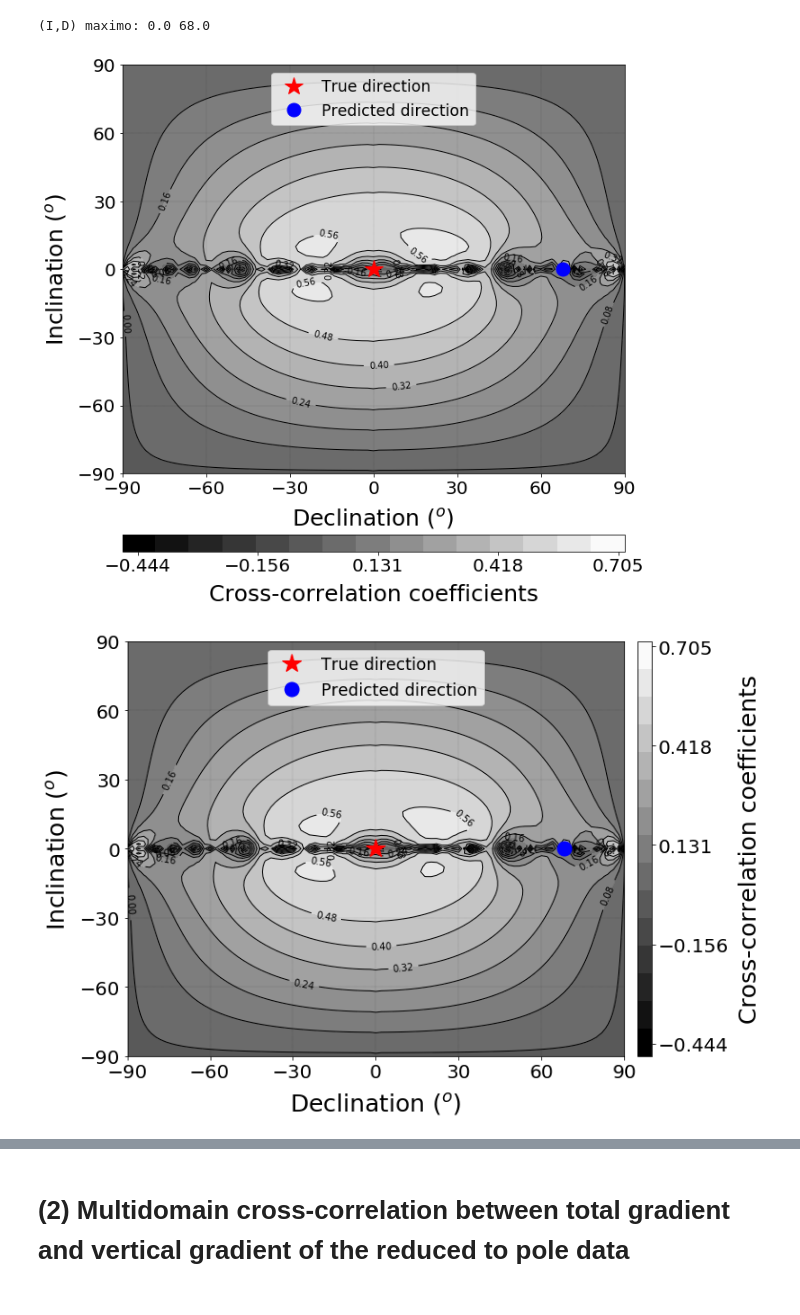
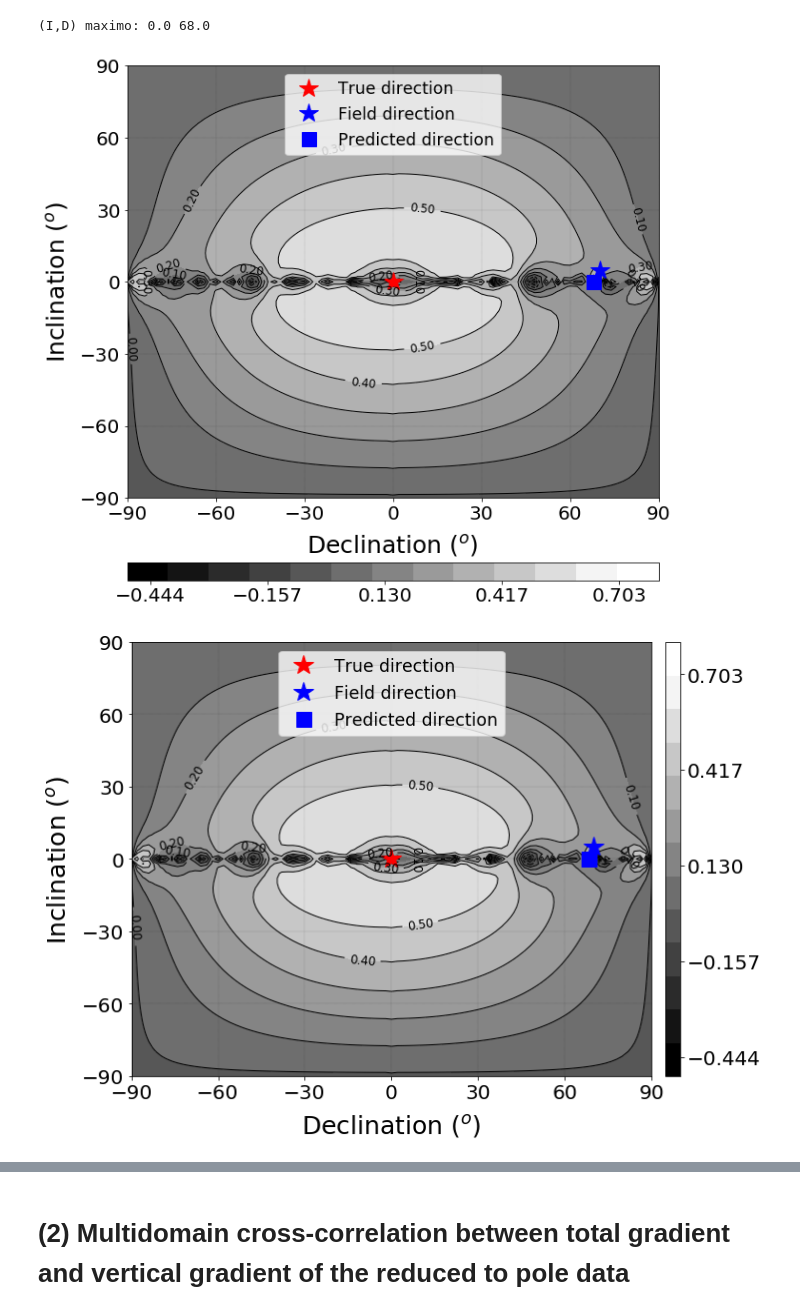
Before and after one commit to nelsondelimar/master, a Jupyter notebook: manuscript_correlation_R1/manuscript-simpletest.ipynb, the cells around one changed output, grey strips where cells are left out. Cells and saved outputs as stored; diff of their text form; code cells hidden in the pictures.

Commit message:
Main manuscript synthetic test

```diff
--- a/manuscript_correlation_R1/manuscript-simpletest.ipynb
+++ b/manuscript_correlation_R1/manuscript-simpletest.ipynb
@@ -301,45 +306,47 @@ print '(I,D) maximo:', incm, decm
 # %%
 # Plot the contour map of cross-correlation coefficients
 pyplot.figure(figsize=(10,10))
-ccfd = pyplot.contour(dec, inc, res_wnd, 15, colors = 'k', linestyle = 'solid', linewidths = 1.)
-pyplot.clabel(ccfd,  inline = 1, fontsize = 10, fmt = '%1.2f')
+ccfd = pyplot.contour(dec, inc, res_wnd, 12, colors = 'k', linestyle = 'solid', linewidths = 1.)
+pyplot.clabel(ccfd,  inline = 1, fontsize = 12, fmt = '%1.2f')
 
-csfd = pyplot.contourf(dec, inc, res_wnd, 15, vmin = res_wnd.min(), vmax = res_wnd.max(), cmap = pyplot.cm.gray, alpha = 1.)
+csfd = pyplot.contourf(dec, inc, res_wnd, 12, vmin = res_wnd.min(), vmax = res_wnd.max(), cmap = pyplot.cm.gray, alpha = 1.)
 cb = pyplot.colorbar(csfd, shrink = 1., aspect = 30, fraction = 0.04, orientation = 'horizontal', pad = 0.125)
 cb.set_ticks(numpy.linspace(res_wnd.min(), res_wnd.max(), 5))
 cb.set_clim(res_wnd.min(), res_wnd.max())
-cb.set_label('Cross-correlation coefficients', fontsize = 25, labelpad = 10)
+#cb.set_label('Cross-correlation coefficients', fontsize = 25, labelpad = 10)
 cb.ax.tick_params(labelsize = 20)
 pyplot.plot(decs, incs, 'r*', label = 'True direction', markersize = 20)
-pyplot.plot(decm, incm, 'bo', label = 'Predicted direction', markersize = 15)
+pyplot.plot(decf, incf, 'b*', label = 'Field direction', markersize = 20)
+pyplot.plot(decm, incm, 'bs', label = 'Predicted direction', markersize = 15)
 pyplot.xlabel('Declination $(^o)$', fontsize = 25, labelpad = 10)
 pyplot.ylabel('Inclination $(^o)$', fontsize = 25, labelpad = 10)
 pyplot.xticks(numpy.linspace(dec.min(), dec.max(), 7), fontsize = 20)
 pyplot.yticks(numpy.linspace(inc.min(), inc.max(), 7), fontsize = 20)
 pyplot.xlim(dec.min(), dec.max())
 pyplot.ylim(inc.min(), inc.max())
 pyplot.legend(loc = 'upper center', fontsize = 'xx-large')
 pyplot.grid(color = 'k', linestyle='--', linewidth = 0.1)
 
-pyplot.savefig('figs/ccfd-r1.png', dpi = 300, bbox_inches = 'tight', transparent = True)
-pyplot.savefig('figs/ccfd-r1.pdf', dpi = 300, bbox_inches = 'tight', transparent = True)
+pyplot.savefig('figs/synthetic-correlation-fourier-r1.png', dpi = 300, bbox_inches = 'tight', transparent = True)
+pyplot.savefig('figs/synthetic-correlation-fourier-r1.pdf', dpi = 300, bbox_inches = 'tight', transparent = True)
 pyplot.show()
 # %% [output]
-[figure, old version]
+[figure, new version]
 # %%
 # Plot the contour map of cross-correlation coefficients
 pyplot.figure(figsize=(10,8))
-ccfd = pyplot.contour(dec, inc, res_wnd, 15, colors = 'k', linestyle = 'solid', linewidths = 1.)
-pyplot.clabel(ccfd,  inline = 1, fontsize = 10, fmt = '%1.2f')
+ccfd = pyplot.contour(dec, inc, res_wnd, 12, colors = 'k', linestyle = 'solid', linewidths = 1.)
+pyplot.clabel(ccfd,  inline = 1, fontsize = 12, fmt = '%1.2f')
 
-csfd = pyplot.contourf(dec, inc, res_wnd, 15, vmin = res_wnd.min(), vmax = res_wnd.max(), cmap = pyplot.cm.gray, alpha = 1.)
+csfd = pyplot.contourf(dec, inc, res_wnd, 12, vmin = res_wnd.min(), vmax = res_wnd.max(), cmap = pyplot.cm.gray, alpha = 1.)
 cb = pyplot.colorbar(csfd, shrink = 1., aspect = 30, fraction = 0.04, orientation = 'vertical', pad = 0.025)
 cb.set_ticks(numpy.linspace(res_wnd.min(), res_wnd.max(), 5))
 cb.set_clim(res_wnd.min(), res_wnd.max())
-cb.set_label('Cross-correlation coefficients', fontsize = 25, labelpad = 10)
+#cb.set_label('Cross-correlation coefficients', fontsize = 25, labelpad = 10)
 cb.ax.tick_params(labelsize = 20)
 pyplot.plot(decs, incs, 'r*', label = 'True direction', markersize = 20)
-pyplot.plot(decm, incm, 'bo', label = 'Predicted direction', markersize = 15)
+pyplot.plot(decf, incf, 'b*', label = 'Field direction', markersize = 20)
+pyplot.plot(decm, incm, 'bs', label = 'Predicted direction', markersize = 15)
 pyplot.xlabel('Declination $(^o)$', fontsize = 25, labelpad = 10)
 pyplot.ylabel('Inclination $(^o)$', fontsize = 25, labelpad = 10)
 pyplot.xticks(numpy.linspace(dec.min(), dec.max(), 7), fontsize = 20)
@@ -349,11 +356,11 @@ pyplot.ylim(inc.min(), inc.max())
 pyplot.legend(loc = 'upper center', fontsize = 'xx-large')
 pyplot.grid(color = 'k', linestyle='--', linewidth = 0.1)
 
-pyplot.savefig('figs/ccfd-r1(side).png', dpi = 300, bbox_inches = 'tight', transparent = True)
-pyplot.savefig('figs/ccfd-r1(side).pdf', dpi = 300, bbox_inches = 'tight', transparent = True)
+pyplot.savefig('figs/synthetic-correlation-fourier-r1(side).png', dpi = 300, bbox_inches = 'tight', transparent = True)
+pyplot.savefig('figs/synthetic-correlation-fourier-r1(side).pdf', dpi = 300, bbox_inches = 'tight', transparent = True)
 pyplot.show()
 # %% [output]
-[figure, old version]
+[figure, new version]
 # %%
 # Plot the contour map of cross-correlation coefficients
 pyplot.figure(figsize=(10,10))
```
Also changed, not shown: parts of 45 cells of this notebook.
